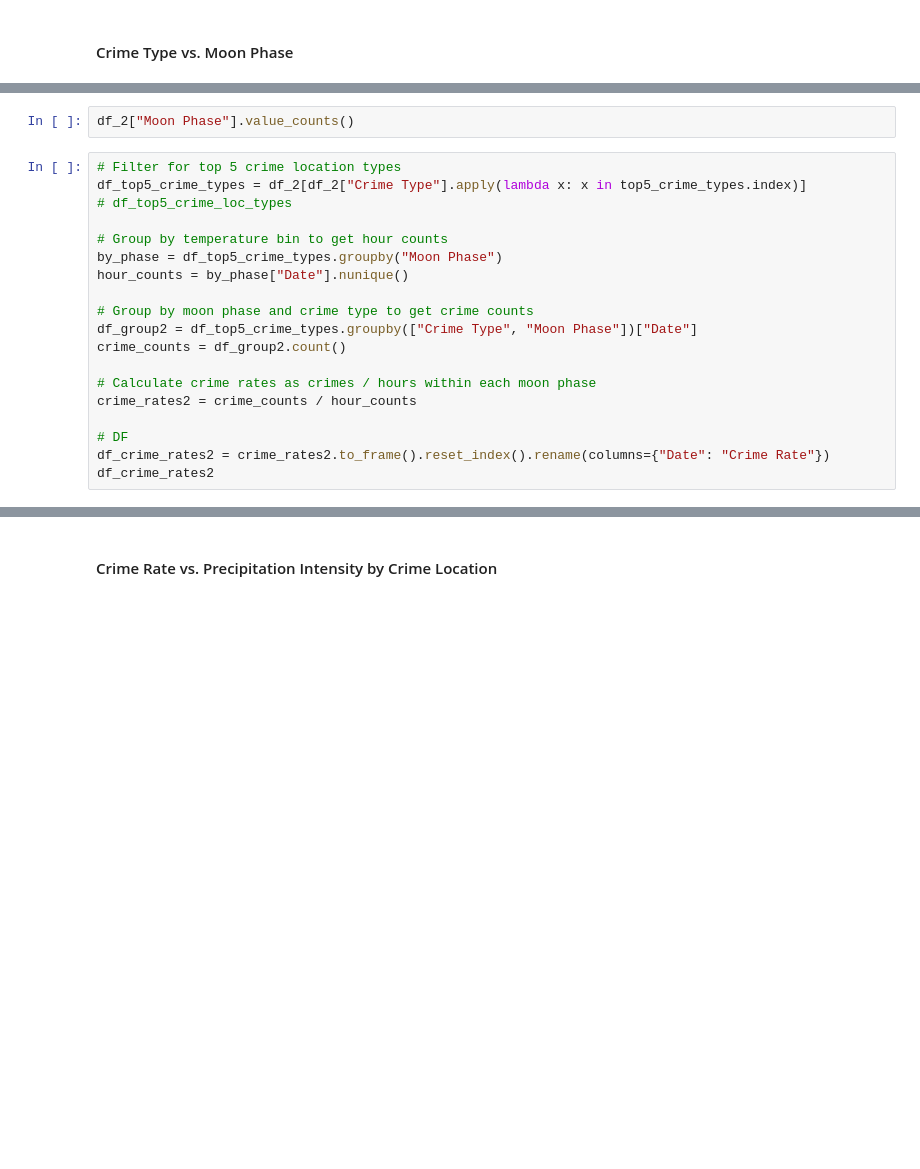
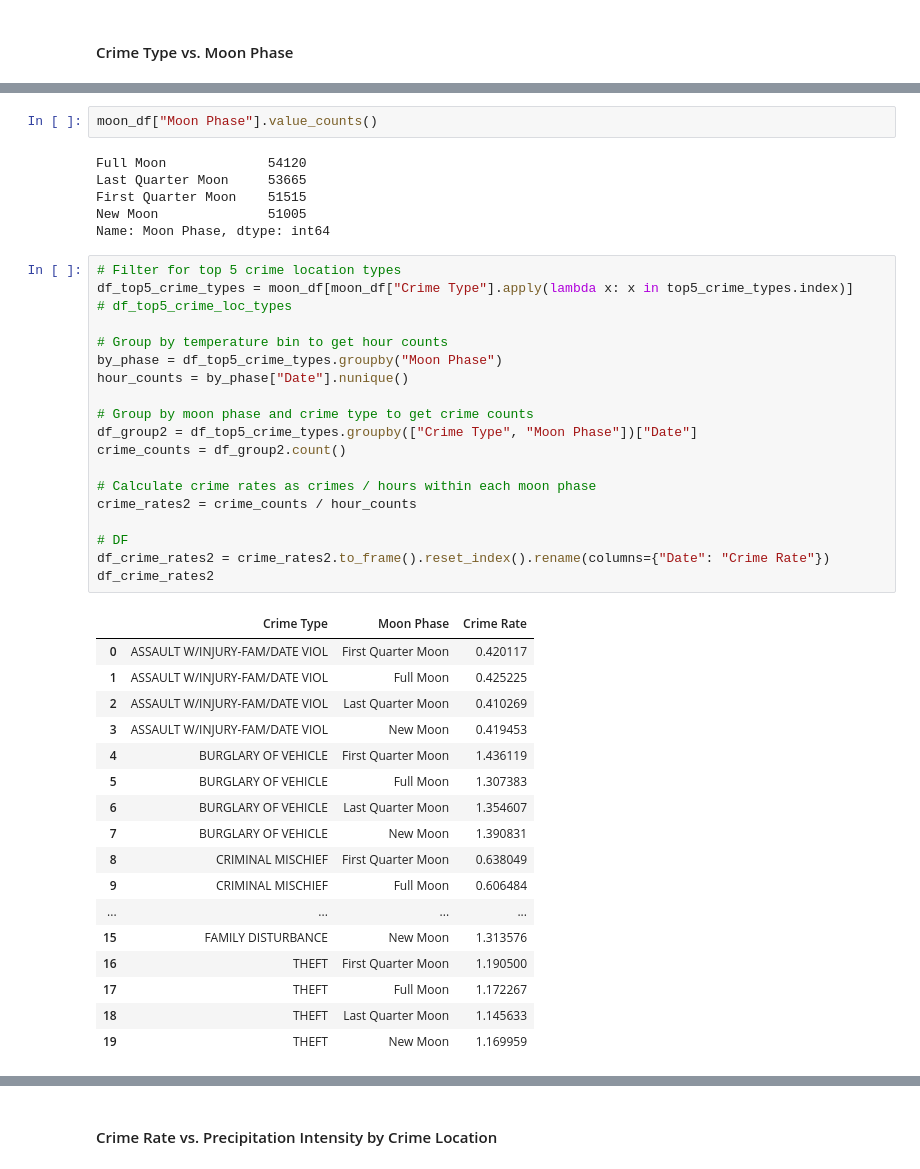
Before and after one commit to eanord4/First-Project, a Jupyter notebook: first-project.ipynb, the cells around one changed output, grey strips where cells are left out. Drawn from its saved outputs; the diff is of its cells as text; blank space fills up the shorter version.

```diff
--- a/first-project.ipynb
+++ b/first-project.ipynb
@@ -133,22 +274,46 @@ df_2
 # %%
-df_2["Moon Phase"].value_counts()
+moon_df["Moon Phase"].value_counts()
+# %% [output]
+Full Moon             54120
+Last Quarter Moon     53665
+First Quarter Moon    51515
+New Moon              51005
+Name: Moon Phase, dtype: int64
 # %%
 # Filter for top 5 crime location types
-df_top5_crime_types = df_2[df_2["Crime Type"].apply(lambda x: x in top5_crime_types.index)]
+df_top5_crime_types = moon_df[moon_df["Crime Type"].apply(lambda x: x in top5_crime_types.index)]
 # df_top5_crime_loc_types
 
 # Group by temperature bin to get hour counts
 by_phase = df_top5_crime_types.groupby("Moon Phase")
 hour_counts = by_phase["Date"].nunique()
 
 # Group by moon phase and crime type to get crime counts
 df_group2 = df_top5_crime_types.groupby(["Crime Type", "Moon Phase"])["Date"]
 crime_counts = df_group2.count()
 
 # Calculate crime rates as crimes / hours within each moon phase
 crime_rates2 = crime_counts / hour_counts
 
 # DF
 df_crime_rates2 = crime_rates2.to_frame().reset_index().rename(columns={"Date": "Crime Rate"})
 df_crime_rates2
+# %% [output]
+|  | Crime Type | Moon Phase | Crime Rate |
+| 0 | ASSAULT W/INJURY-FAM/DATE VIOL | First Quarter Moon | 0.420117 |
+| 1 | ASSAULT W/INJURY-FAM/DATE VIOL | Full Moon | 0.425225 |
+| 2 | ASSAULT W/INJURY-FAM/DATE VIOL | Last Quarter Moon | 0.410269 |
+| 3 | ASSAULT W/INJURY-FAM/DATE VIOL | New Moon | 0.419453 |
+| 4 | BURGLARY OF VEHICLE | First Quarter Moon | 1.436119 |
+| 5 | BURGLARY OF VEHICLE | Full Moon | 1.307383 |
+| 6 | BURGLARY OF VEHICLE | Last Quarter Moon | 1.354607 |
+| 7 | BURGLARY OF VEHICLE | New Moon | 1.390831 |
+| 8 | CRIMINAL MISCHIEF | First Quarter Moon | 0.638049 |
+| 9 | CRIMINAL MISCHIEF | Full Moon | 0.606484 |
+| ... | ... | ... | ... |
+| 15 | FAMILY DISTURBANCE | New Moon | 1.313576 |
+| 16 | THEFT | First Quarter Moon | 1.190500 |
+| 17 | THEFT | Full Moon | 1.172267 |
+| 18 | THEFT | Last Quarter Moon | 1.145633 |
+| 19 | THEFT | New Moon | 1.169959 |
 # %%
```
Also changed, not shown: parts of 24 cells of this notebook, 2 other files.
